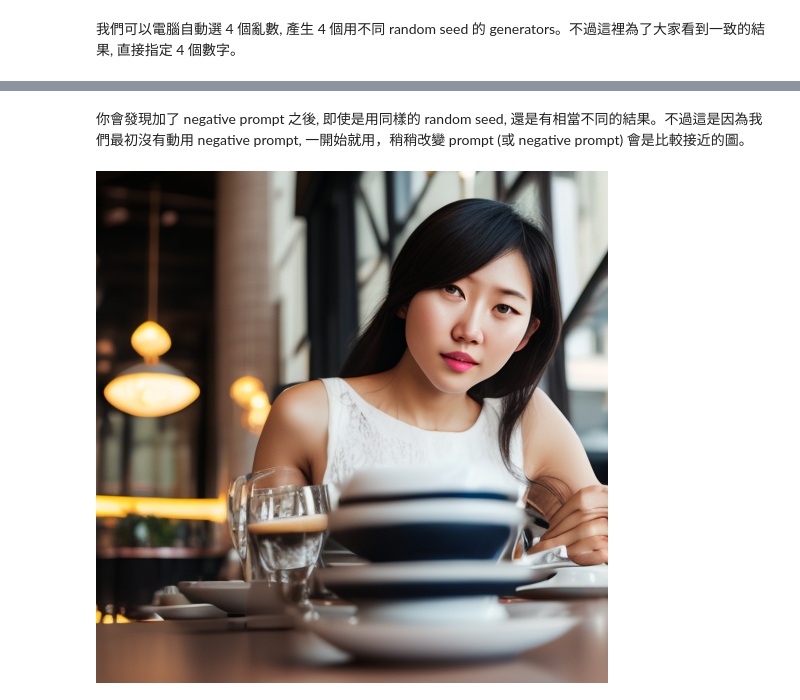
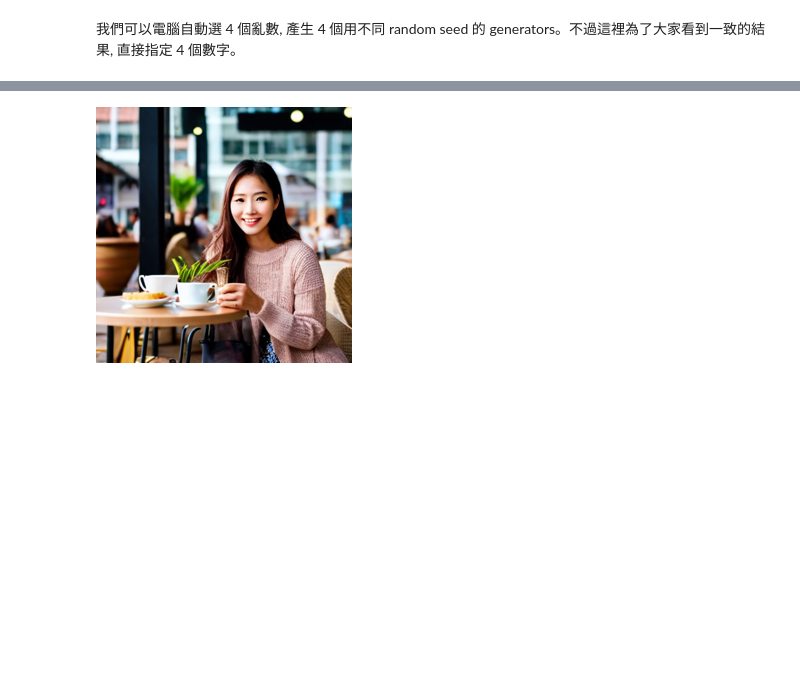
Before and after one commit to yenlung/Generative-AI-Book, a Jupyter notebook: 冒險02_文字生圖模型的進階技巧.ipynb, the cells around one changed output, grey strips where cells are left out. Cells and saved outputs as stored; diff of their text form; code cells hidden in the pictures; blank space fills up the shorter version.

```diff
--- a/冒險02_文字生圖模型的進階技巧.ipynb
+++ b/冒險02_文字生圖模型的進階技巧.ipynb
@@ -132,2 +194,0 @@ Stable Diffusion 進階技巧的重點就是 negative prompt。我們這裡用
-# %%
-negative_prompt = "ugly, deformed, disfigured, blurry, underage, painting, bad anatomy, long neck, extra arm, extra finger"
@@ -136,4 +203,7 @@ negative_prompt = "ugly, deformed, disfigured, blurry, underage, painting, bad a
 # %%
-generator = torch.Generator(device="cuda").manual_seed(seeds[0])
+generator = torch.Generator(device="cpu").manual_seed(seeds[3])
 # %%
-images = pipe(prompt, negative_prompt=negative_prompt, generator=generator, num_images_per_prompt=4).images
+image = pipe(prompt,
+              negative_prompt=negative_prompt,
+              generator=generator,
+              num_inference_steps=50).images[0]
@@ -144,6 +210,4 @@ combine_imgs(images)
-# %% [markdown]
-你會發現加了 negative prompt 之後, 即使是用同樣的 random seed, 還是有相當不同的結果。不過這是因為我們最初沒有動用 negative prompt, 一開始就用，稍稍改變 prompt (或 negative prompt) 會是比較接近的圖。
-# %%
-images[0]
-# %% [output]
-[figure, removed]
+# %%
+image.resize([256,256])
+# %% [output]
+[figure, added]
```
Also changed, not shown: parts of 60 cells of this notebook.
